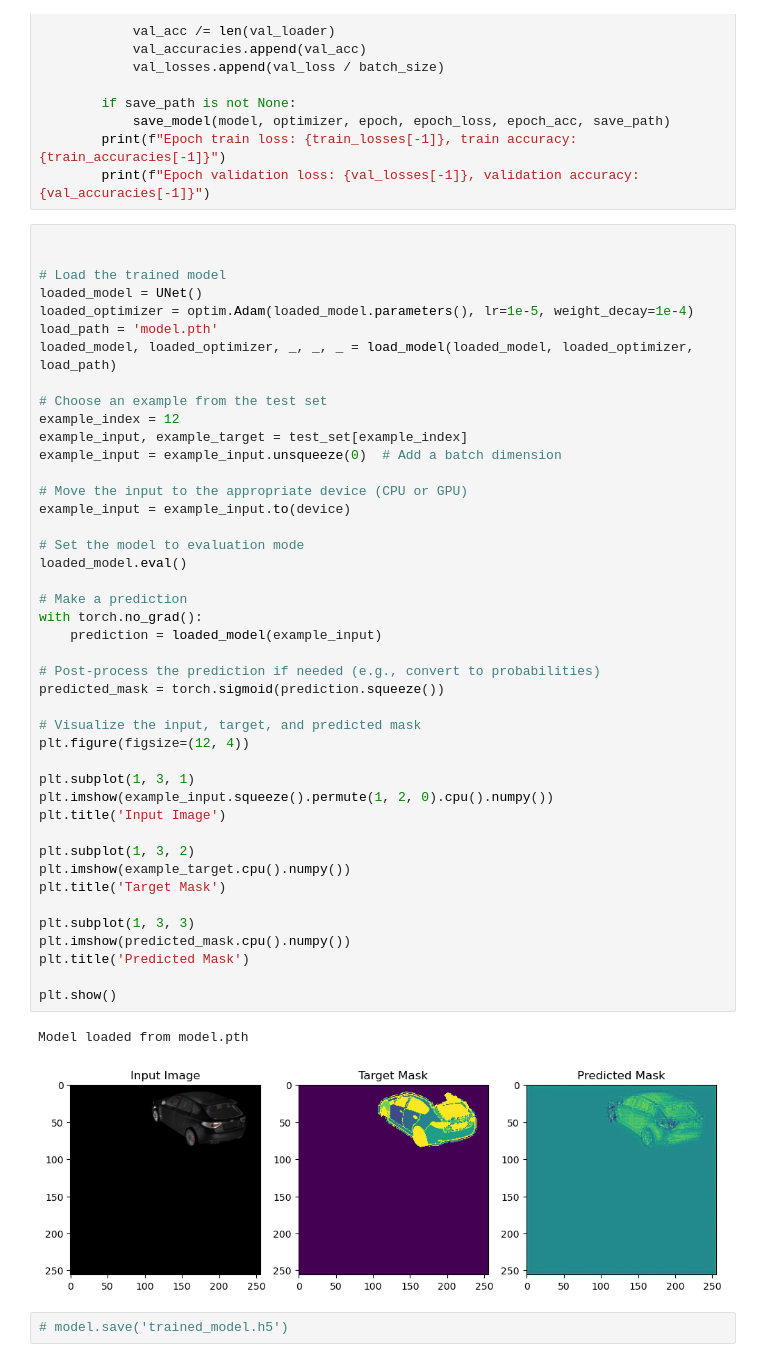
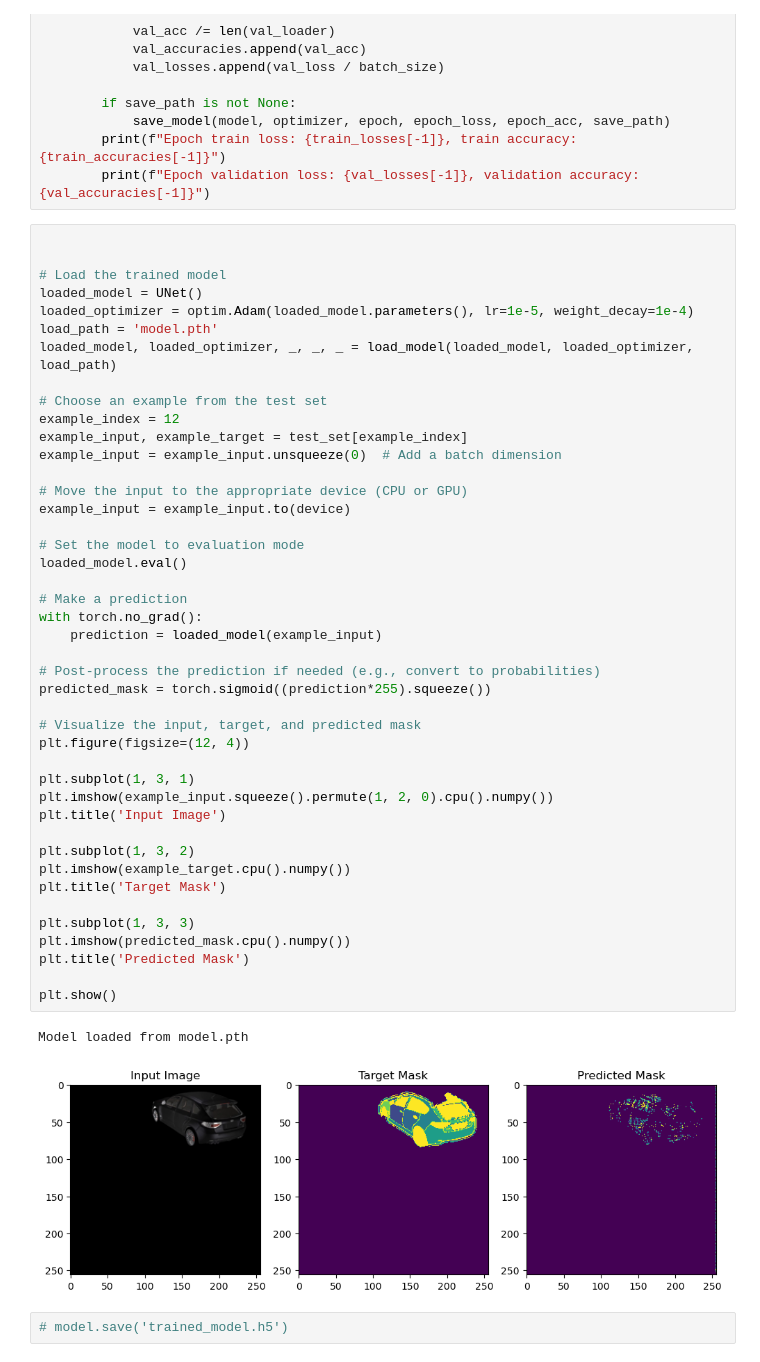
Before and after one commit to Toni751/Deep-Learning-Car-Segmentation, a Jupyter notebook: Car Image Segmentation - Project.ipynb, the cells around one changed output. Cells and saved outputs as stored; diff of their text form.

```diff
--- a/Car Image Segmentation - Project.ipynb
+++ b/Car Image Segmentation - Project.ipynb
@@ -214,35 +214,35 @@ example_input = example_input.unsqueeze(0)  # Add a batch dimension
 # Move the input to the appropriate device (CPU or GPU)
 example_input = example_input.to(device)
 
 # Set the model to evaluation mode
 loaded_model.eval()
 
 # Make a prediction
 with torch.no_grad():
     prediction = loaded_model(example_input)
 
 # Post-process the prediction if needed (e.g., convert to probabilities)
-predicted_mask = torch.sigmoid(prediction.squeeze())
+predicted_mask = torch.sigmoid((prediction*255).squeeze())
 
 # Visualize the input, target, and predicted mask
 plt.figure(figsize=(12, 4))
 
 plt.subplot(1, 3, 1)
 plt.imshow(example_input.squeeze().permute(1, 2, 0).cpu().numpy())
 plt.title('Input Image')
 
 plt.subplot(1, 3, 2)
 plt.imshow(example_target.cpu().numpy())
 plt.title('Target Mask')
 
 plt.subplot(1, 3, 3)
 plt.imshow(predicted_mask.cpu().numpy())
 plt.title('Predicted Mask')
 
 plt.show()
 # %% [output]
 Model loaded from model.pth
-[figure, old version]
+[figure, new version]
 # %%
 # model.save('trained_model.h5')
 # %%
```
